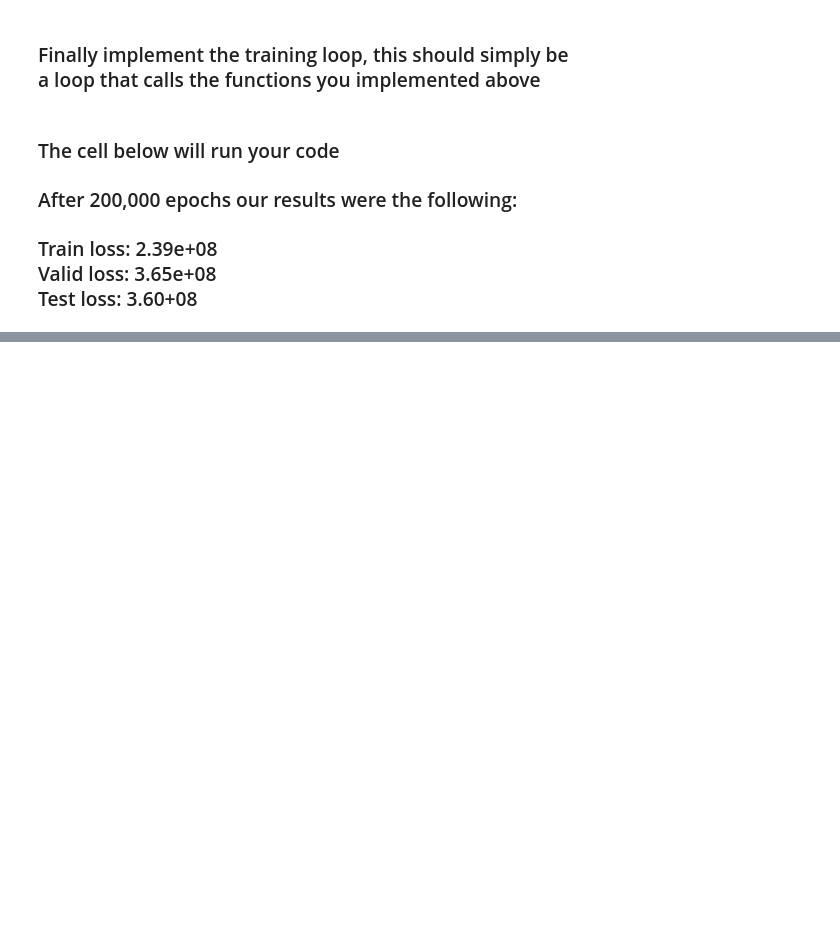
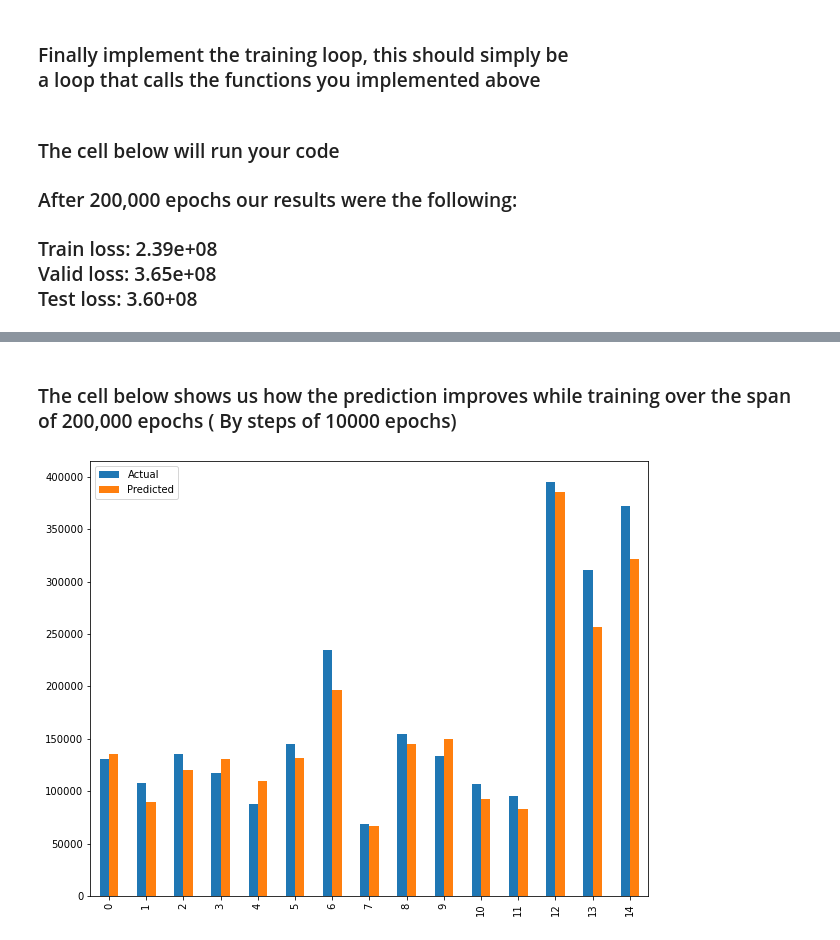
Before and after one commit to gimseng/99-ML-Learning-Projects, a Jupyter notebook: 002/solution/linear_regression.ipynb, the cells around one changed output, grey strips where cells are left out. Drawn from its saved outputs; the diff is of its cells as text; code cells hidden in the pictures; blank space fills up the shorter version.

Commit message:
Added plots to view the predictions

```diff
--- a/002/solution/linear_regression.ipynb
+++ b/002/solution/linear_regression.ipynb
@@ -237,8 +252,10 @@ def train(epochs, x, y, learning_rate=1e-3, initial_weights=None):
 # %%
 %%time
 w = None
+weights=[]
 for i in range(20):
     w = train(10000, train_x, train_y, learning_rate=5e-3, initial_weights=w)
+    weights.append(w)
     print('epoch:', (i+1)*10000, end='   ')
     print('Train loss:', loss(predict(w, train_x), train_y), end='   ')
     print('Valid loss:', loss(predict(w, valid_x), valid_y))
@@ -263,0 +281,9 @@ Wall time: 4min 24s
+# %% [markdown]
+### The cell below shows us how the prediction improves while training over the span of 200,000 epochs ( By steps of 10000 epochs)
+# %%
+for w in weights:
+    clear_output(wait=True)
+    pd.DataFrame({'Actual': train_y.flatten(), 'Predicted': predict(w,train_x).flatten()}).head(15).plot(kind='bar',figsize=(10,8))
+    plt.show()
+# %% [output]
+[figure, added]
```
Also changed, not shown: parts of 2 cells of this notebook.
